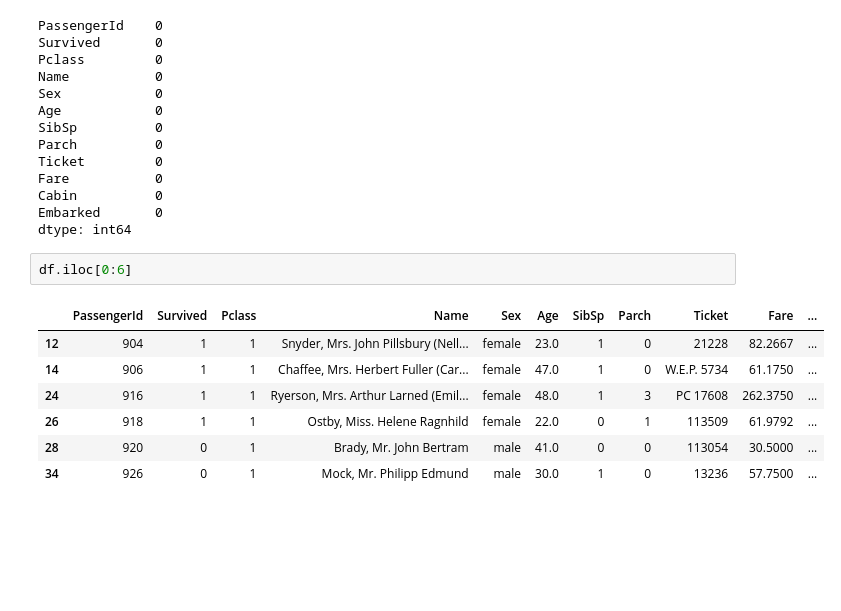
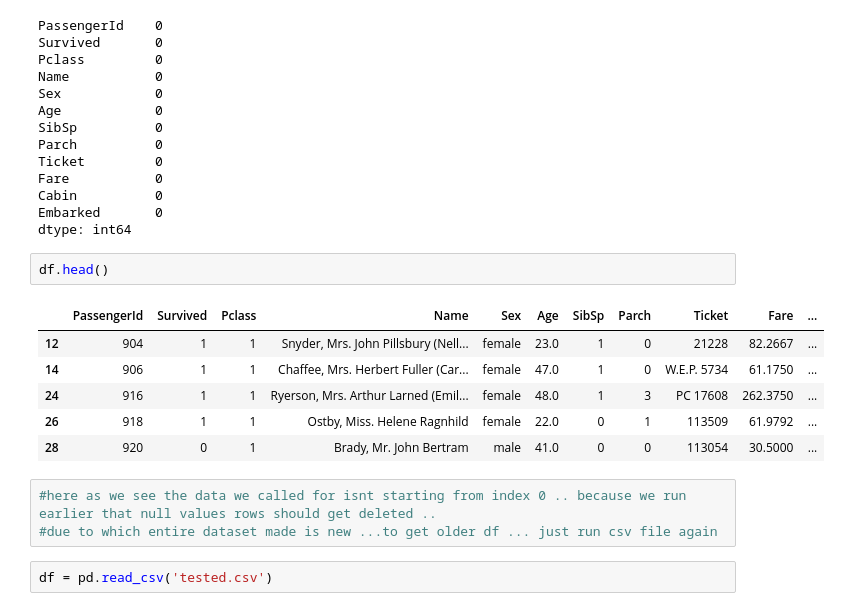
Before and after one commit to rohan-bhxtia/ML, a Jupyter notebook: Pandas/pandas.ipynb, the cells around one changed output. Saved outputs shown, nothing was run; the diff lists cells and outputs as text; blank space fills up the shorter version.

```diff
--- a/Pandas/pandas.ipynb
+++ b/Pandas/pandas.ipynb
@@ -330,12 +330,16 @@ Cabin          0
 Embarked       0
 dtype: int64
 # %%
-df.iloc[0:6]
+df.head()
 # %% [output]
 |  | PassengerId | Survived | Pclass | Name | Sex | Age | SibSp | Parch | Ticket | Fare | ... |
 | 12 | 904 | 1 | 1 | Snyder, Mrs. John Pillsbury (Nell... | female | 23.0 | 1 | 0 | 21228 | 82.2667 | ... |
 | 14 | 906 | 1 | 1 | Chaffee, Mrs. Herbert Fuller (Car... | female | 47.0 | 1 | 0 | W.E.P. 5734 | 61.1750 | ... |
 | 24 | 916 | 1 | 1 | Ryerson, Mrs. Arthur Larned (Emil... | female | 48.0 | 1 | 3 | PC 17608 | 262.3750 | ... |
 | 26 | 918 | 1 | 1 | Ostby, Miss. Helene Ragnhild | female | 22.0 | 0 | 1 | 113509 | 61.9792 | ... |
 | 28 | 920 | 0 | 1 | Brady, Mr. John Bertram | male | 41.0 | 0 | 0 | 113054 | 30.5000 | ... |
-| 34 | 926 | 0 | 1 | Mock, Mr. Philipp Edmund | male | 30.0 | 1 | 0 | 13236 | 57.7500 | ... |
+# %%
+#here as we see the data we called for isnt starting from index 0 .. because we run earlier that null values rows should get deleted ..
+#due to which entire dataset made is new ...to get older df ... just run csv file again
+# %%
+df = pd.read_csv('tested.csv')
```
Also changed, not shown: parts of 21 cells of this notebook, 1 other file.
